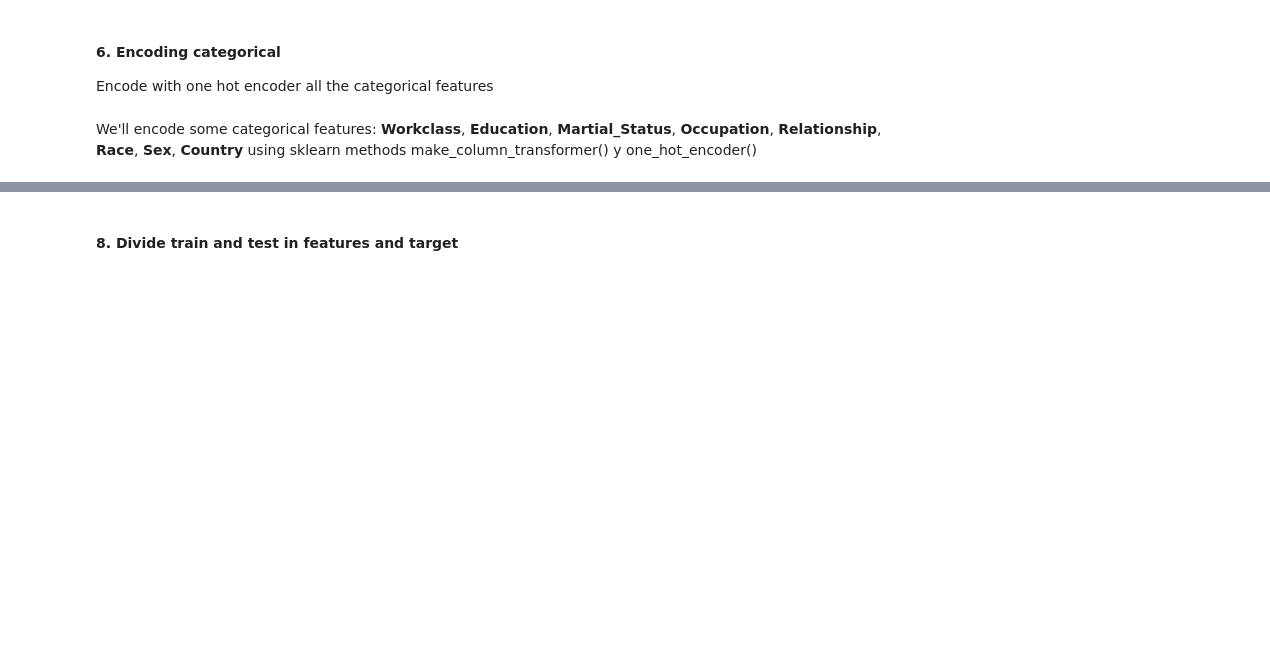
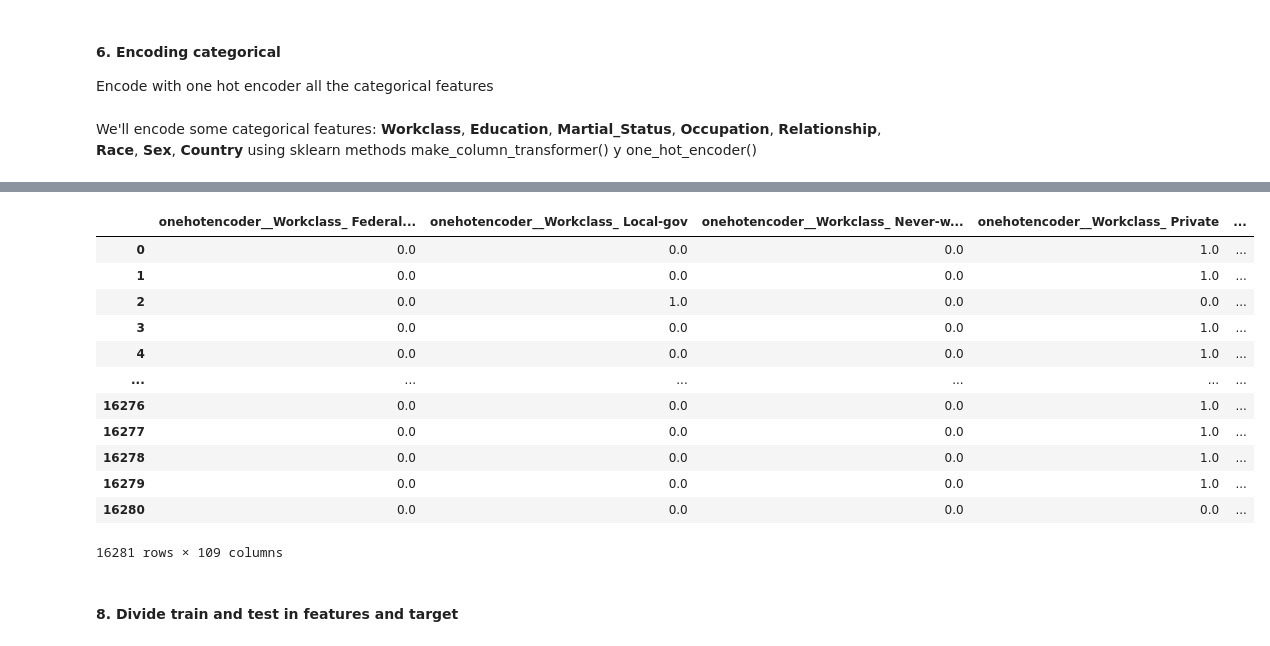
Before and after one commit to nichoces/dsft-jun23, a Jupyter notebook: 3_Machine_learning/3.2_Supervisado/3.2.5 Arboles/DecisionTrees Adult Dataset.ipynb, the cells around one changed output, grey strips where cells are left out. Drawn from its saved outputs; the diff is of its cells as text; code cells hidden in the pictures; blank space fills up the shorter version.

```diff
--- a/3_Machine_learning/3.2_Supervisado/3.2.5 Arboles/DecisionTrees Adult Dataset.ipynb
+++ b/3_Machine_learning/3.2_Supervisado/3.2.5 Arboles/DecisionTrees Adult Dataset.ipynb
@@ -275,0 +306,12 @@ memory usage: 2.0+ MB
+# %%
+#para test
+
+for col in adult_test.columns:
+    if adult_test.dtypes[col] == object:
+        adult_test[col].fillna(adult_test[col].mode()[0],inplace = True)
+        #print(col,adult_test[col].mode()[0])
+    else:
+        adult_test[col].fillna(adult_test[col].median(),inplace = True)
+        #print(col,adult_test[col].median())
+
+adult_test.info()
@@ -323,3 +384,23 @@ make_column_transformer() y one_hot_encoder()
+# %%
+transformed = transformer.transform(adult_test).toarray()
+
+transformed_test_df = pd.DataFrame(transformed, columns=transformer.get_feature_names_out())
+
+transformed_test_df
+# %% [output]
+|  | onehotencoder__Workclass_ Federal... | onehotencoder__Workclass_ Local-gov | onehotencoder__Workclass_ Never-w... | onehotencoder__Workclass_ Private | ... |
+| 0 | 0.0 | 0.0 | 0.0 | 1.0 | ... |
+| 1 | 0.0 | 0.0 | 0.0 | 1.0 | ... |
+| 2 | 0.0 | 1.0 | 0.0 | 0.0 | ... |
+| 3 | 0.0 | 0.0 | 0.0 | 1.0 | ... |
+| 4 | 0.0 | 0.0 | 0.0 | 1.0 | ... |
+| ... | ... | ... | ... | ... | ... |
+| 16276 | 0.0 | 0.0 | 0.0 | 1.0 | ... |
+| 16277 | 0.0 | 0.0 | 0.0 | 1.0 | ... |
+| 16278 | 0.0 | 0.0 | 0.0 | 1.0 | ... |
+| 16279 | 0.0 | 0.0 | 0.0 | 1.0 | ... |
+| 16280 | 0.0 | 0.0 | 0.0 | 0.0 | ... |
+16281 rows × 109 columns
 # %% [markdown]
 #### 8. Divide train and test in features and target
 # %% [markdown]
```
Also changed, not shown: parts of 26 cells of this notebook, 4 other files.
